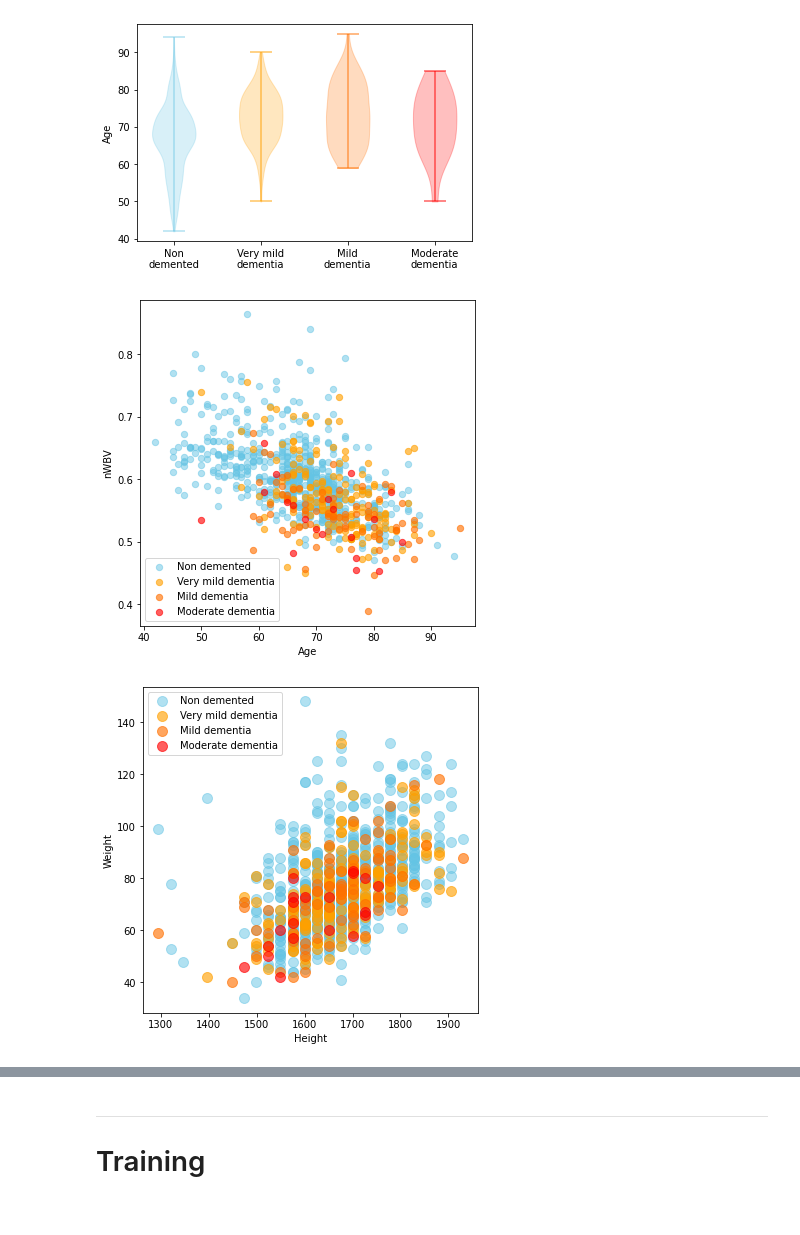
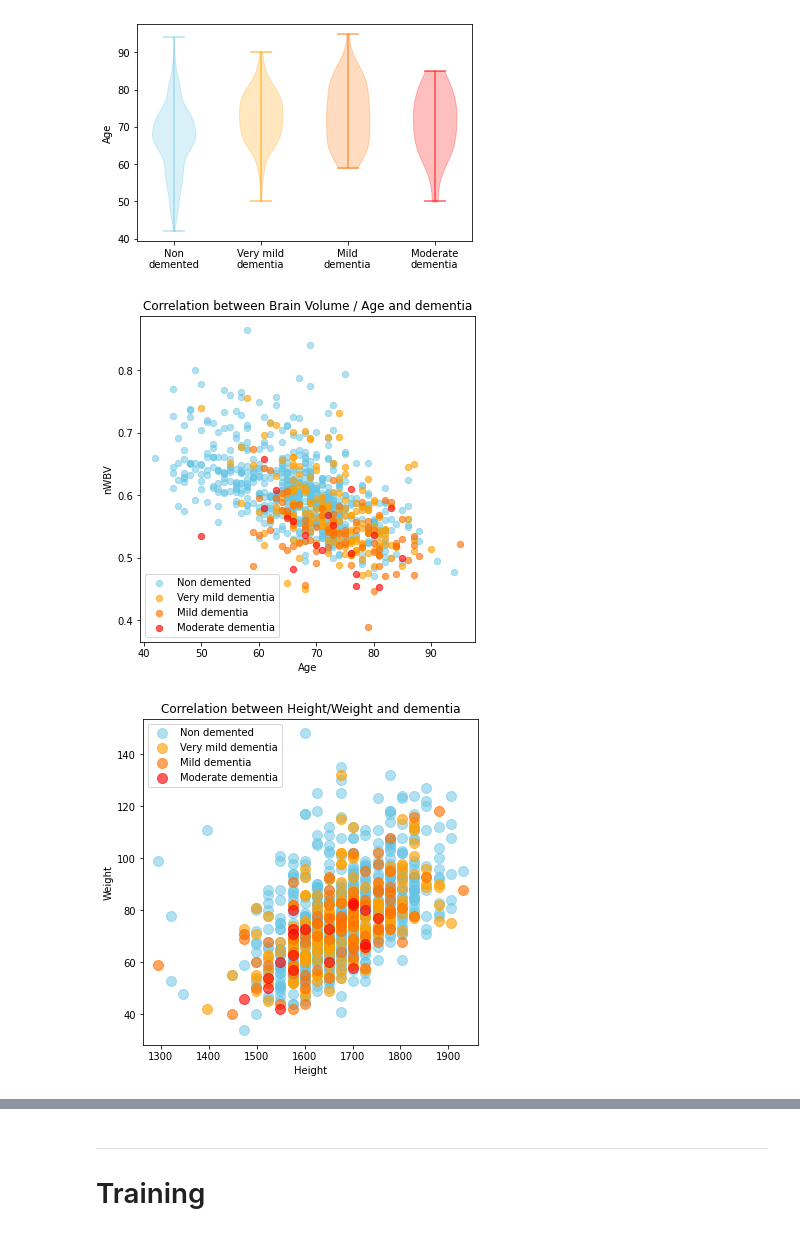
Before and after one commit to xCocco0/alzheimer-recognition, a Jupyter notebook: alzheimer.ipynb, the cells around one changed output, grey strips where cells are left out. Cells and saved outputs as stored; diff of their text form; code cells hidden in the pictures.

```diff
--- a/alzheimer.ipynb
+++ b/alzheimer.ipynb
@@ -78,18 +78,19 @@ plt.show()
 # %%
 fig, ax = plt.subplots(figsize=(6, 6))
 
 colormap = {0.0:'#64C4E480', 0.5:'#FFA000A0', 1.0:'#FF7000A0', 2.0:'#FF0000A0'}
 labelmap = {0.0:'Non demented', 0.5:'Very mild dementia', 1.0:'Mild dementia', 2.0:'Moderate dementia'}
 
 for i in colormap:
   ax.scatter(df[df.cdr == i]['Age'], df[df.cdr == i]['nWBV'], c = colormap[i], label = labelmap[i], s = 40)
 
 ax.legend()
+ax.set_title("Correlation between Brain Volume / Age and dementia")
 plt.xlabel('Age')
 plt.ylabel('nWBV')
 plt.show()
 # %% [output]
-[figure, old version]
+[figure, new version]
 # %%
 fig, ax = plt.subplots(figsize=(6,6))
 
@@ -97,9 +98,10 @@ for i in colormap:
   ax.scatter(df[df.cdr == i]['Height'], df[df.cdr == i]['Weight'], c = colormap[i], label = labelmap[i], s = 100)
 
 ax.legend()
+ax.set_title("Correlation between Height/Weight and dementia")
 plt.xlabel('Height')
 plt.ylabel('Weight')
 plt.show()
 # %% [output]
-[figure, old version]
+[figure, new version]
 # %%
```
Also changed, not shown: parts of 6 cells of this notebook.
